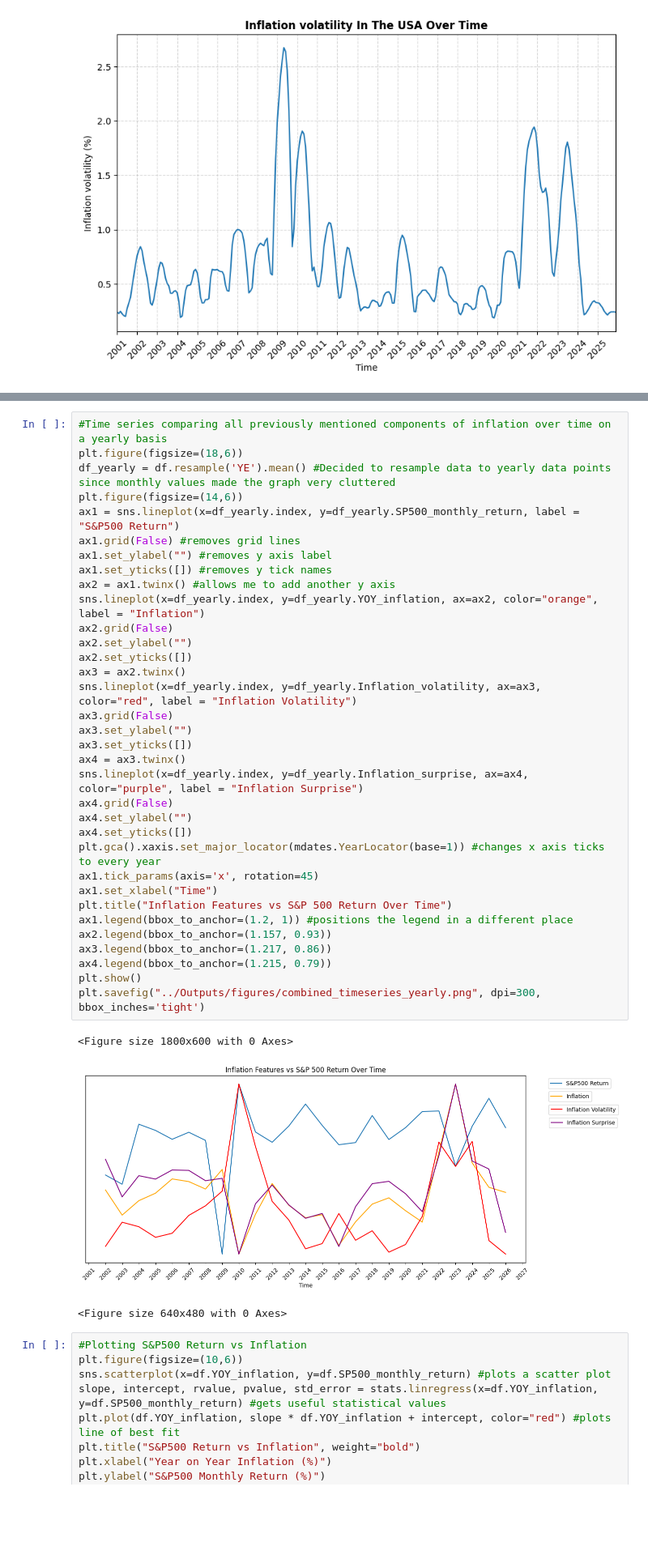
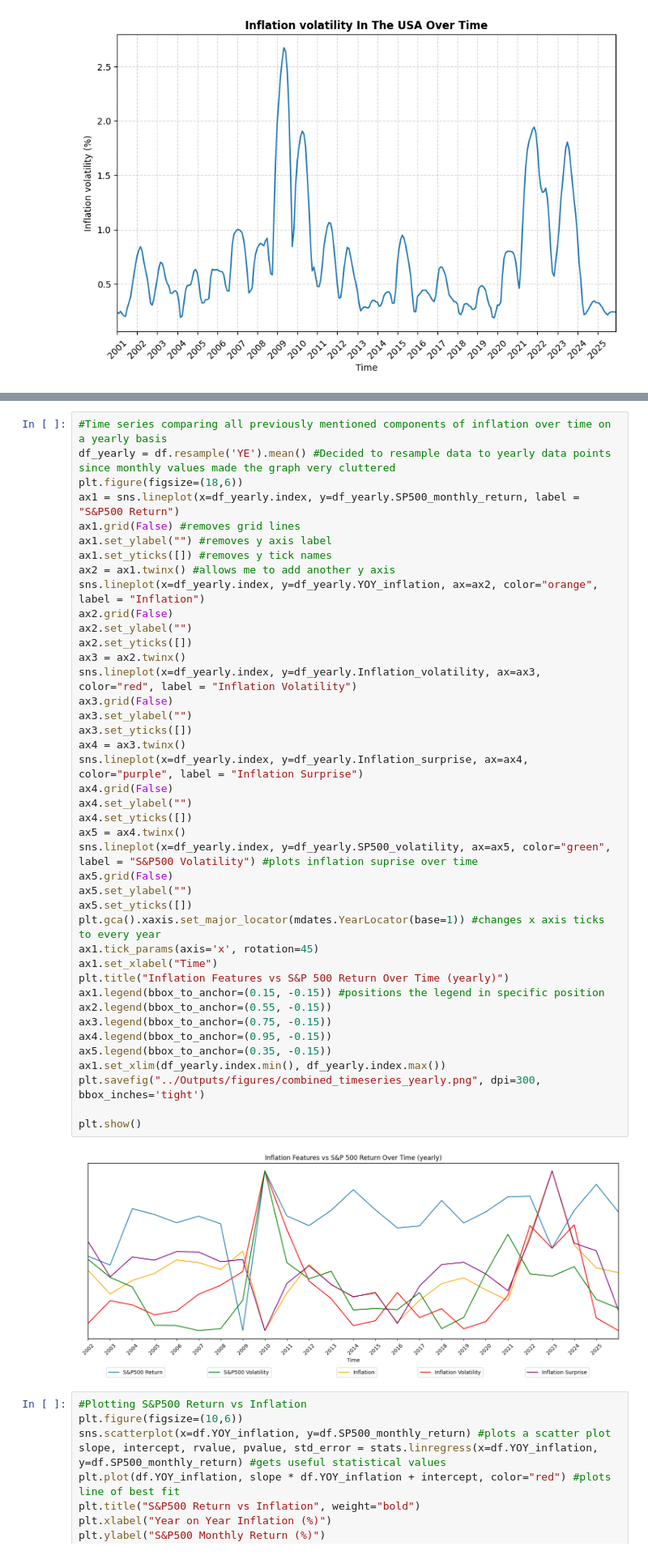
Before and after one commit to jamesr1x/Inflation_Stock_Returns_Analysis, a Jupyter notebook: Executed_scripts/Analysis_output.ipynb, the cells around one changed output, grey strips where cells are left out. Shown at 81% size. Saved outputs shown, nothing was run; the diff lists cells and outputs as text; blank space fills up the shorter version.

```diff
--- a/Executed_scripts/Analysis_output.ipynb
+++ b/Executed_scripts/Analysis_output.ipynb
@@ -124,41 +147,46 @@ plt.savefig("../Outputs/figures/combined_timeseries_monthly.png", dpi=300, bbox_
 # %%
 #Time series comparing all previously mentioned components of inflation over time on a yearly basis
+df_yearly = df.resample('YE').mean() #Decided to resample data to yearly data points since monthly values made the graph very cluttered
 plt.figure(figsize=(18,6))
-df_yearly = df.resample('YE').mean() #Decided to resample data to yearly data points since monthly values made the graph very cluttered
-plt.figure(figsize=(14,6))
 ax1 = sns.lineplot(x=df_yearly.index, y=df_yearly.SP500_monthly_return, label = "S&P500 Return")
 ax1.grid(False) #removes grid lines
 ax1.set_ylabel("") #removes y axis label
 ax1.set_yticks([]) #removes y tick names
 ax2 = ax1.twinx() #allows me to add another y axis
 sns.lineplot(x=df_yearly.index, y=df_yearly.YOY_inflation, ax=ax2, color="orange", label = "Inflation")
 ax2.grid(False)
 ax2.set_ylabel("")
 ax2.set_yticks([])
 ax3 = ax2.twinx()
 sns.lineplot(x=df_yearly.index, y=df_yearly.Inflation_volatility, ax=ax3, color="red", label = "Inflation Volatility")
 ax3.grid(False)
 ax3.set_ylabel("")
 ax3.set_yticks([])
 ax4 = ax3.twinx()
 sns.lineplot(x=df_yearly.index, y=df_yearly.Inflation_surprise, ax=ax4, color="purple", label = "Inflation Surprise")
 ax4.grid(False)
 ax4.set_ylabel("")
 ax4.set_yticks([])
+ax5 = ax4.twinx()
+sns.lineplot(x=df_yearly.index, y=df_yearly.SP500_volatility, ax=ax5, color="green", label = "S&P500 Volatility") #plots inflation suprise over time
+ax5.grid(False)
+ax5.set_ylabel("")
+ax5.set_yticks([])
 plt.gca().xaxis.set_major_locator(mdates.YearLocator(base=1)) #changes x axis ticks to every year
 ax1.tick_params(axis='x', rotation=45)
 ax1.set_xlabel("Time")
-plt.title("Inflation Features vs S&P 500 Return Over Time")
-ax1.legend(bbox_to_anchor=(1.2, 1)) #positions the legend in a different place
-ax2.legend(bbox_to_anchor=(1.157, 0.93))
-ax3.legend(bbox_to_anchor=(1.217, 0.86))
-ax4.legend(bbox_to_anchor=(1.215, 0.79))
+plt.title("Inflation Features vs S&P 500 Return Over Time (yearly)")
+ax1.legend(bbox_to_anchor=(0.15, -0.15)) #positions the legend in specific position
+ax2.legend(bbox_to_anchor=(0.55, -0.15))
+ax3.legend(bbox_to_anchor=(0.75, -0.15))
+ax4.legend(bbox_to_anchor=(0.95, -0.15))
+ax5.legend(bbox_to_anchor=(0.35, -0.15))
+ax1.set_xlim(df_yearly.index.min(), df_yearly.index.max())
+plt.savefig("../Outputs/figures/combined_timeseries_yearly.png", dpi=300, bbox_inches='tight')
+
 plt.show()
-plt.savefig("../Outputs/figures/combined_timeseries_yearly.png", dpi=300, bbox_inches='tight')
 # %% [output]
-<Figure size 1800x600 with 0 Axes>
-[figure, old version]
+[figure, new version]
-<Figure size 640x480 with 0 Axes>
 # %%
 #Plotting S&P500 Return vs Inflation
 plt.figure(figsize=(10,6))
```
Also changed, not shown: parts of 13 cells of this notebook, 12 other files.
